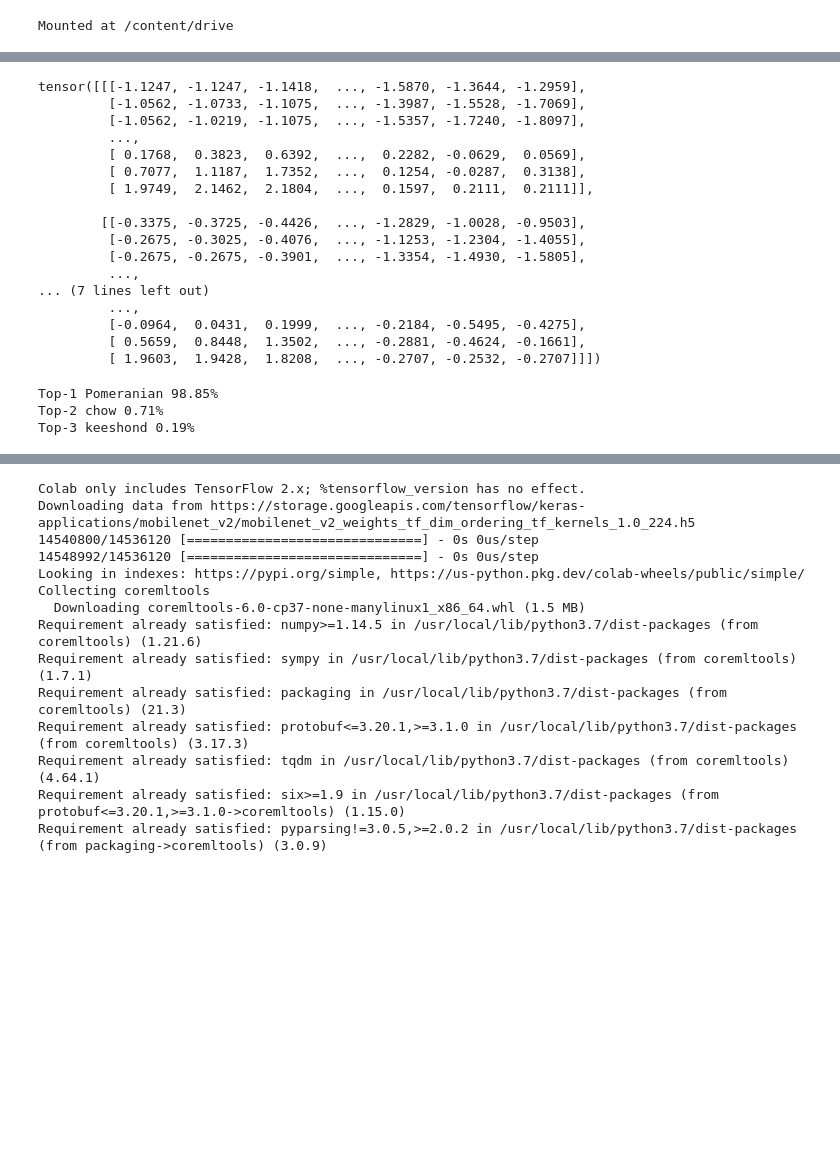
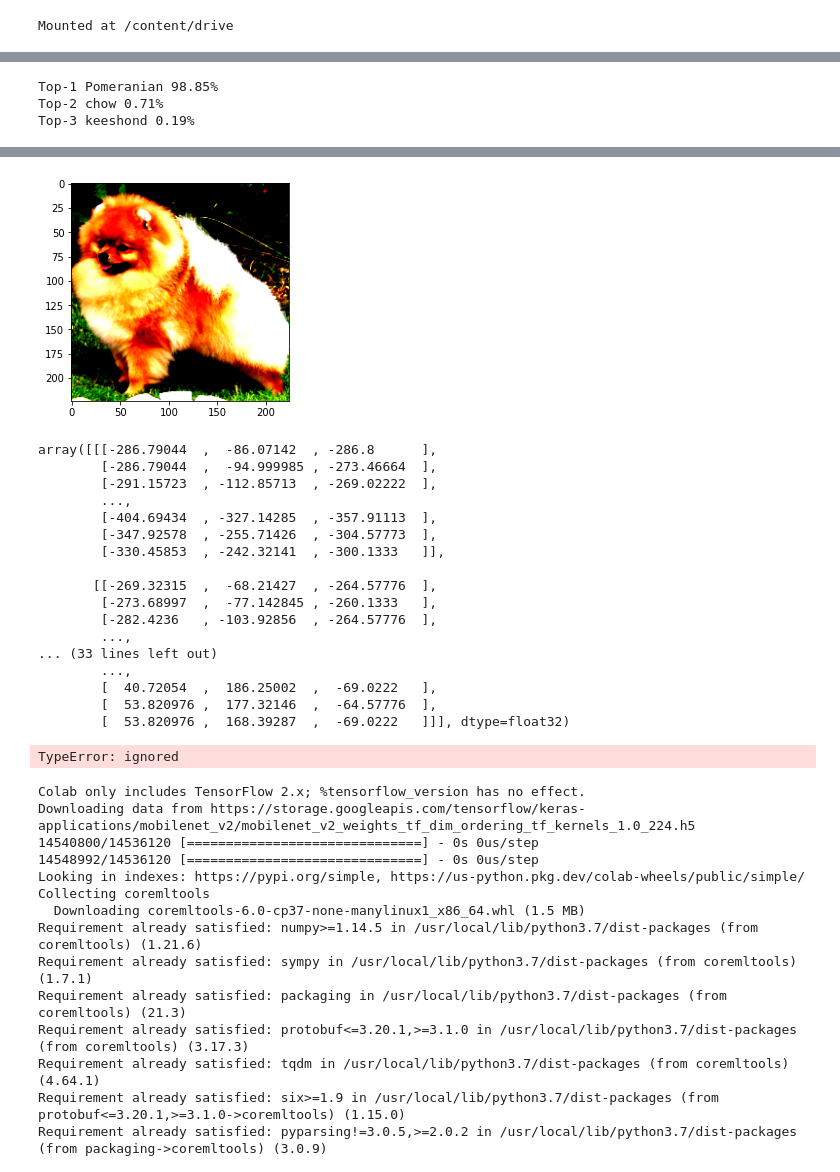
Before and after one commit to ykitaguchi77/Colab_Scripts, a Jupyter notebook: CoreML_convert from Pytorch models.ipynb, the cells around one changed output, grey strips where cells are left out. Cells and saved outputs as stored; diff of their text form; code cells hidden in the pictures; blank space fills up the shorter version.

```diff
--- a/CoreML_convert from Pytorch models.ipynb
+++ b/CoreML_convert from Pytorch models.ipynb
@@ -136,22 +136,2 @@ output = torch_model(input)
-# %%
-print(img_tensor)
-# %% [output]
-tensor([[[-1.1247, -1.1247, -1.1418,  ..., -1.5870, -1.3644, -1.2959],
-         [-1.0562, -1.0733, -1.1075,  ..., -1.3987, -1.5528, -1.7069],
-         [-1.0562, -1.0219, -1.1075,  ..., -1.5357, -1.7240, -1.8097],
-         ...,
-         [ 0.1768,  0.3823,  0.6392,  ...,  0.2282, -0.0629,  0.0569],
-         [ 0.7077,  1.1187,  1.7352,  ...,  0.1254, -0.0287,  0.3138],
-         [ 1.9749,  2.1462,  2.1804,  ...,  0.1597,  0.2111,  0.2111]],
-
-        [[-0.3375, -0.3725, -0.4426,  ..., -1.2829, -1.0028, -0.9503],
-         [-0.2675, -0.3025, -0.4076,  ..., -1.1253, -1.2304, -1.4055],
-         [-0.2675, -0.2675, -0.3901,  ..., -1.3354, -1.4930, -1.5805],
-         ...,
-... (7 lines left out)
-         ...,
-         [-0.0964,  0.0431,  0.1999,  ..., -0.2184, -0.5495, -0.4275],
-         [ 0.5659,  0.8448,  1.3502,  ..., -0.2881, -0.4624, -0.1661],
-         [ 1.9603,  1.9428,  1.8208,  ..., -0.2707, -0.2532, -0.2707]]])
 # %%
 from torch.nn import functional as F
@@ -172,0 +153,16 @@ summary(torch_model, (3, 224, 224))
+# %%
+import torch
+import torchvision
+import matplotlib.pyplot as plt
+
+
+preprocessed_img = img_tensor.permute(1, 2, 0).detach().numpy().copy()
+
+imgplot = plt.imshow(preprocessed_img)
+plt.show()
+
+#save preprpocessed image
+display(preprocessed_img)
+pil_img  = Image.fromarray(preprocessed_img)
+pil_img.save("/content/pomeranian_preprocessed.jpg")
+# %% [output]
@@ -173,3 +170,22 @@ summary(torch_model, (3, 224, 224))
+[figure, added]
+array([[[-286.79044  ,  -86.07142  , -286.8      ],
+        [-286.79044  ,  -94.999985 , -273.46664  ],
+        [-291.15723  , -112.85713  , -269.02222  ],
+        ...,
+        [-404.69434  , -327.14285  , -357.91113  ],
+        [-347.92578  , -255.71426  , -304.57773  ],
+        [-330.45853  , -242.32141  , -300.1333   ]],
+
+       [[-269.32315  ,  -68.21427  , -264.57776  ],
+        [-273.68997  ,  -77.142845 , -260.1333   ],
+        [-282.4236   , -103.92856  , -264.57776  ],
+        ...,
+... (33 lines left out)
+        ...,
+        [  40.72054  ,  186.25002  ,  -69.0222   ],
+        [  53.820976 ,  177.32146  ,  -64.57776  ],
+        [  53.820976 ,  168.39287  ,  -69.0222   ]]], dtype=float32)
+TypeError: ignored
 # %%
 #########################
 # Convert TensorfFlow model  #
```
Also changed, not shown: parts of 5 cells of this notebook.
